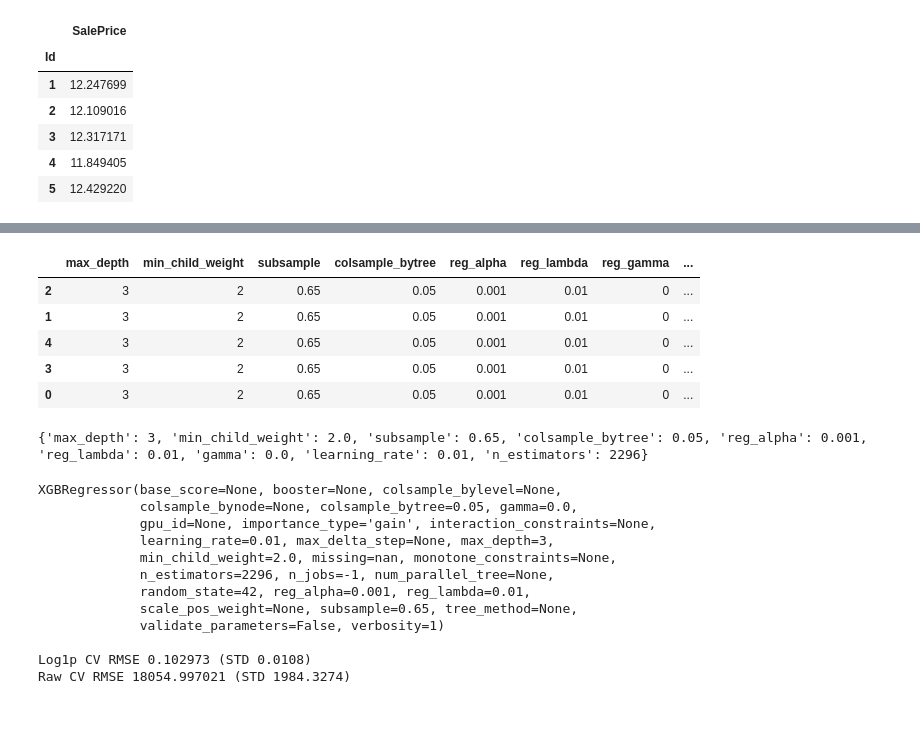
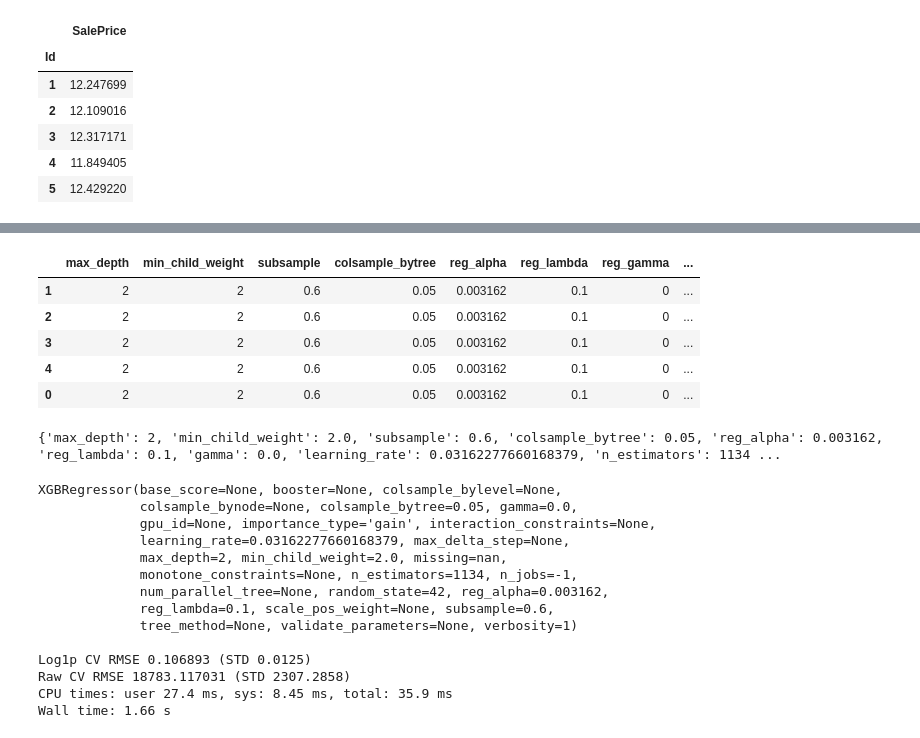
Before and after one commit to druce/iowa, a Jupyter notebook: hyperparameter_optimization.ipynb, the cells around one changed output, grey strips where cells are left out. Cells and saved outputs as stored; diff of their text form; code cells hidden in the pictures.

```diff
--- a/hyperparameter_optimization.ipynb
+++ b/hyperparameter_optimization.ipynb
@@ -54,6 +94,6 @@ predicting log of the SalePrice
 # %%
 # import train data
-df = pd.read_pickle('df_train.pickle')
+df = pd.read_pickle('x4.pickle')
 
 response = 'SalePrice'
 predictors = ['YearBuilt',
@@ -260,10 +304,12 @@ print("ElasticnetCV")
 # with regularization must scale predictors
 elasticnetcv = make_pipeline(RobustScaler(),
                              ElasticNetCV(max_iter=100000,
-                                          #l1_ratio=[0.1, 0.2, 0.3, 0.4, 0.5, 0.6, 0.7, 0.8, 0.9, 0.95, 0.99],
-                                          l1_ratio=np.linspace(0.01, 0.21, 21),
-                                          alphas=np.logspace(-4, -2, 21),
-                                          cv=kfolds))
+                                          l1_ratio=[0.01, 0.05, 0.1, 0.2, 0.3, 0.4, 0.5, 0.6, 0.7, 0.8, 0.9, 0.95, 0.99],
+                                          alphas=np.logspace(-4, -2, 9),
+                                          cv=kfolds,
+                                          n_jobs=-1,
+                                          verbose=1,
+                                         ))
 
 #train and evaluate in train/test split
 elasticnetcv.fit(X_train[predictors], y_train)
@@ -374,7 +421,7 @@ weighted average 0.102993
 # %%
 # roll-our-own CV
 # matches cross_val_score
-alpha = 0.002511886431509582
+alpha = 0.0031622776601683794
 l1_ratio = 0.01
 regressor = ElasticNet(alpha=alpha,
                        l1_ratio=l1_ratio,
@@ -423,5 +483,19 @@ ElasticNet(alpha=0.002511886431509582, l1_ratio=0.01, max_iter=10000)
 # %%
-# initial XGboost parameters
+%%time
+# this cell runs a single round
+# the full process is
+# set initial XGboost parameters
+# remove overrides (search for TODO: in this cell)
+# run round 1 and override initial max_depth, min_child_weight based on best values (search for TODO:)
+# run round 2 and override subsample and colsample_bytree based on best values
+# run round 3 and override reg_alpha, reg_lambda, reg_gamma based on best values
+# run round 4 and obtain learning_rate and best n_iterations
+# this is not an exhaustive list but a representative list of most important parameters to tune
+# see https://xgboost.readthedocs.io/en/latest/parameter.html for all parameters
+
+# in XGBoost > 1.0.2 this seems to give a warning
+# Parameters: { early_stopping_rounds } might not be used.
+# but early stopping seems to be used correctly
 
 max_depth = 5
 min_child_weight=5
@@ -446,7 +520,7 @@ colsample_bytrees = np.linspace(0.1, 1.0, 10)
 gridsearch_params_2 = product(subsamples, colsample_bytrees)
 
 # round 2 (refined): tune subsample and colsample_bytree
-subsamples = np.linspace(0.6, 0.8, 5)
+subsamples = np.linspace(0.4, 0.8, 9)
 colsample_bytrees = np.linspace(0.05, 0.25, 5)
 gridsearch_params_2 = product(subsamples, colsample_bytrees)
 
@@ -461,16 +535,17 @@ gridsearch_params_3 = product(reg_alphas, reg_lambdas, reg_gammas)
 learning_rates = reversed(np.logspace(-3, -1, 5).tolist())
 gridsearch_params_4 = learning_rates
 
+# TODO: remove these overrides to reset the search
 # override initial parameters after search
 # round 1:
-max_depth=3
+max_depth=2
 min_child_weight=2
 # # round 2:
-subsample=0.65
+subsample=0.60
 colsample_bytree=0.05
 # # round 3:
-reg_alpha = 0.001000
-reg_lambda = 0.01
+reg_alpha = 0.003162
+reg_lambda = 0.1
 reg_gamma = 0
 
 def my_cv(df, predictors, response, kfolds, regressor, verbose=False):
@@ -497,6 +572,7 @@ def my_cv(df, predictors, response, kfolds, regressor, verbose=False):
 results = []
 best_iterations = []
 
+# TODO: iteratively uncomment 1 of the following 4 lines
 # for i, (max_depth, min_child_weight) in enumerate(gridsearch_params_1): # round 1
 # for i, (subsample, colsample_bytree) in enumerate(gridsearch_params_2): # round 2
 # for i, (reg_alpha, reg_lambda, reg_gamma) in enumerate(gridsearch_params_3): # round 3
@@ -548,9 +631,9 @@ results_df
 |  | max_depth | min_child_weight | subsample | colsample_bytree | reg_alpha | reg_lambda | reg_gamma | ... |
-| 2 | 3 | 2 | 0.65 | 0.05 | 0.001 | 0.01 | 0 | ... |
-| 1 | 3 | 2 | 0.65 | 0.05 | 0.001 | 0.01 | 0 | ... |
-| 4 | 3 | 2 | 0.65 | 0.05 | 0.001 | 0.01 | 0 | ... |
-| 3 | 3 | 2 | 0.65 | 0.05 | 0.001 | 0.01 | 0 | ... |
-| 0 | 3 | 2 | 0.65 | 0.05 | 0.001 | 0.01 | 0 | ... |
+| 1 | 2 | 2 | 0.6 | 0.05 | 0.003162 | 0.1 | 0 | ... |
+| 2 | 2 | 2 | 0.6 | 0.05 | 0.003162 | 0.1 | 0 | ... |
+| 3 | 2 | 2 | 0.6 | 0.05 | 0.003162 | 0.1 | 0 | ... |
+| 4 | 2 | 2 | 0.6 | 0.05 | 0.003162 | 0.1 | 0 | ... |
+| 0 | 2 | 2 | 0.6 | 0.05 | 0.003162 | 0.1 | 0 | ... |
 # %%
 max_depth = int(results_df.iloc[0]['max_depth'])
 min_child_weight = results_df.iloc[0]['min_child_weight']
@@ -576,8 +659,9 @@ params = {
 
 print(params)
 # %% [output]
-{'max_depth': 3, 'min_child_weight': 2.0, 'subsample': 0.65, 'colsample_bytree': 0.05, 'reg_alpha': 0.001, 'reg_lambda': 0.01, 'gamma': 0.0, 'learning_rate': 0.01, 'n_estimators': 2296}
+{'max_depth': 2, 'min_child_weight': 2.0, 'subsample': 0.6, 'colsample_bytree': 0.05, 'reg_alpha': 0.003162, 'reg_lambda': 0.1, 'gamma': 0.0, 'learning_rate': 0.03162277660168379, 'n_estimators': 1134 ...
 # %%
+%%time
 # evaluate without early stopping
 
 xgb = XGBRegressor(
@@ -589,7 +673,7 @@ xgb = XGBRegressor(
 )
 print(xgb)
 
-scores = -cross_val_score(elasticnet, df[predictors], df[response],
+scores = -cross_val_score(xgb, df[predictors], df[response],
                           scoring="neg_root_mean_squared_error",
                           cv=kfolds,
                           n_jobs=-1)
@@ -601,15 +685,17 @@ print("Raw CV RMSE %.06f (STD %.04f)" % (np.mean(raw_scores), np.std(raw_scores)
 XGBRegressor(base_score=None, booster=None, colsample_bylevel=None,
              colsample_bynode=None, colsample_bytree=0.05, gamma=0.0,
              gpu_id=None, importance_type='gain', interaction_constraints=None,
-             learning_rate=0.01, max_delta_step=None, max_depth=3,
-             min_child_weight=2.0, missing=nan, monotone_constraints=None,
-             n_estimators=2296, n_jobs=-1, num_parallel_tree=None,
-             random_state=42, reg_alpha=0.001, reg_lambda=0.01,
-             scale_pos_weight=None, subsample=0.65, tree_method=None,
-             validate_parameters=False, verbosity=1)
+             learning_rate=0.03162277660168379, max_delta_step=None,
+             max_depth=2, min_child_weight=2.0, missing=nan,
+             monotone_constraints=None, n_estimators=1134, n_jobs=-1,
+             num_parallel_tree=None, random_state=42, reg_alpha=0.003162,
+             reg_lambda=0.1, scale_pos_weight=None, subsample=0.6,
+             tree_method=None, validate_parameters=None, verbosity=1)
 
-Log1p CV RMSE 0.102973 (STD 0.0108)
-Raw CV RMSE 18054.997021 (STD 1984.3274)
+Log1p CV RMSE 0.106893 (STD 0.0125)
+Raw CV RMSE 18783.117031 (STD 2307.2858)
+CPU times: user 27.4 ms, sys: 8.45 ms, total: 35.9 ms
+Wall time: 1.66 s
 # %%
 # refactor for ray.tune
 def my_xgb(config):
```
Also changed, not shown: parts of 30 cells of this notebook, 2 other files.
